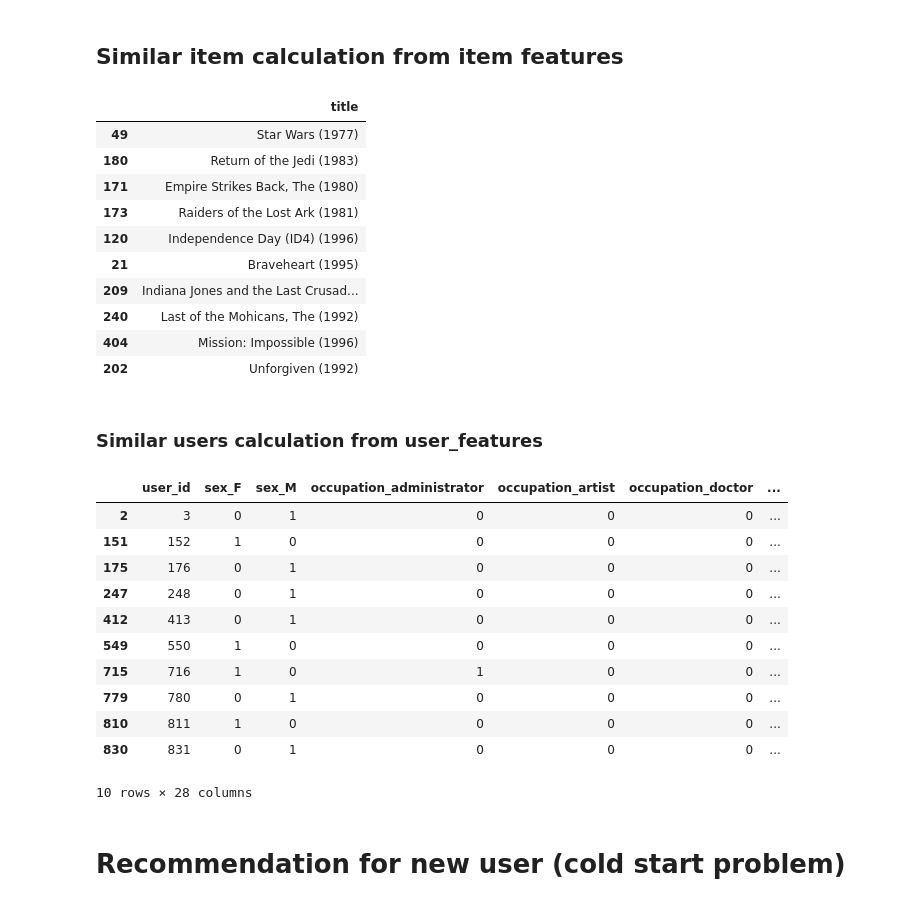
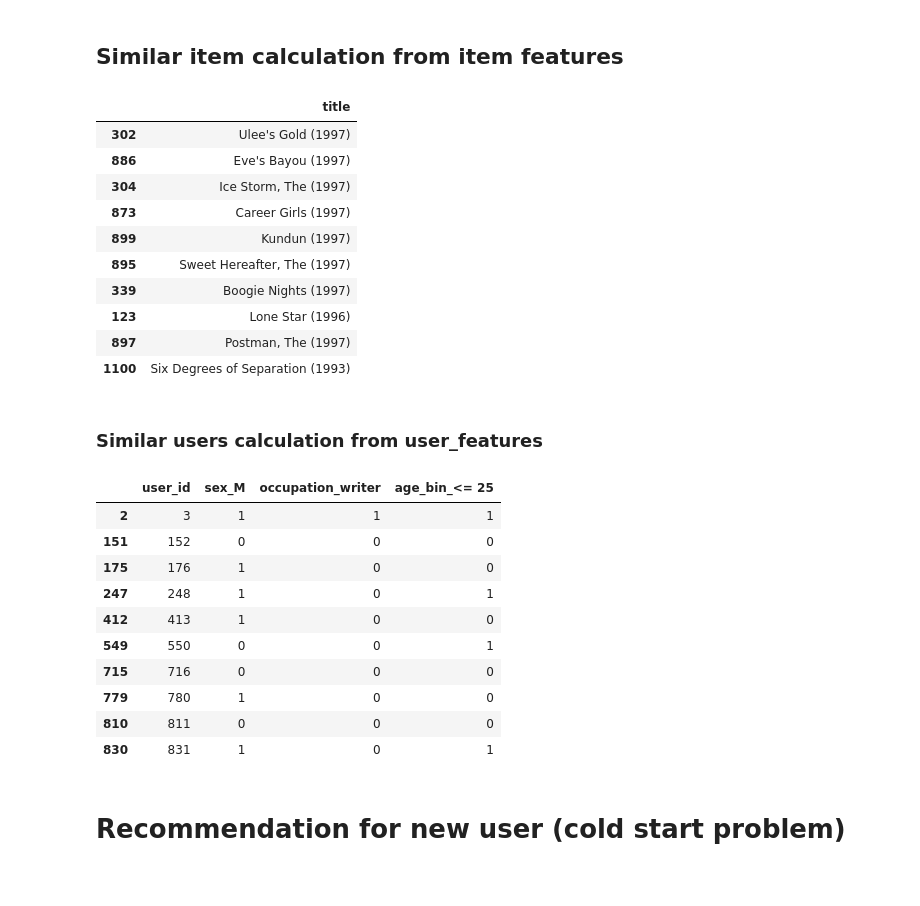
Before and after one commit to dsprabowo/lightfm, a Jupyter notebook: light_fm_pandas.ipynb, the cells around one changed output. Cells and saved outputs as stored; diff of their text form; code cells hidden in the pictures.

```diff
--- a/light_fm_pandas.ipynb
+++ b/light_fm_pandas.ipynb
@@ -95,6 +102,8 @@ rating.head()
 | 2 | 22 | 377 | 1 | 878887116 |
 | 3 | 244 | 51 | 2 | 880606923 |
 | 4 | 166 | 346 | 1 | 886397596 |
+# %%
+rating['liked'] = np.where(rating['rating'] >=3,1,0)
 # %% [markdown]
 ### User Features Data Preparation
 # %%
@@ -172,7 +163,7 @@ loss = 'warp'
 epoch = 30
 num_thread = 4
 model = LightFM(no_components= n_components, loss=loss, random_state = 1616)
-model.fit(train,  user_features= user_features, item_features= item_features, epochs=epoch,num_threads = num_thread)
+model.fit(train,  user_features= user_features, item_features= item_features, epochs=epoch,num_threads = num_thread, sample_weight = train_w)
 # %% [output]
 <lightfm.lightfm.LightFM at 0x...>
 # %% [markdown]
@@ -269,21 +266,21 @@ def similar_items(item_id, model, N=10, norm = True):
         similar = sorted(zip(best, scores[best] ), key=lambda x: -x[1])
     return similar
 # %%
-similar_item_list = similar_items(49, model)
+similar_item_list = similar_items(302, model)
 similar_idx = [x[0] for x in similar_item_list ]
 item.iloc[similar_idx][['title']]
 # %% [output]
 |  | title |
-| 49 | Star Wars (1977) |
-| 180 | Return of the Jedi (1983) |
-| 171 | Empire Strikes Back, The (1980) |
-| 173 | Raiders of the Lost Ark (1981) |
-| 120 | Independence Day (ID4) (1996) |
-| 21 | Braveheart (1995) |
-| 209 | Indiana Jones and the Last Crusad... |
-| 240 | Last of the Mohicans, The (1992) |
-| 404 | Mission: Impossible (1996) |
-| 202 | Unforgiven (1992) |
+| 302 | Ulee's Gold (1997) |
+| 886 | Eve's Bayou (1997) |
+| 304 | Ice Storm, The (1997) |
+| 873 | Career Girls (1997) |
+| 899 | Kundun (1997) |
+| 895 | Sweet Hereafter, The (1997) |
+| 339 | Boogie Nights (1997) |
+| 123 | Lone Star (1996) |
+| 897 | Postman, The (1997) |
+| 1100 | Six Degrees of Separation (1993) |
 # %% [markdown]
 ### Similar users calculation from user_features
 # %%
@@ -307,20 +304,20 @@ def similar_users(user_id, model, N=10, norm = True):
 # %%
 similar_item_list = similar_users(3,model)
 similar_idx = [x[0] for x in similar_item_list]
-user[user['user_id'].isin(similar_idx)]
+cols = ['user_id', 'sex_M', 'occupation_writer', 'age_bin_<= 25']
+user[user['user_id'].isin(similar_idx)].loc[:,cols]
 # %% [output]
-|  | user_id | sex_F | sex_M | occupation_administrator | occupation_artist | occupation_doctor | ... |
-| 2 | 3 | 0 | 1 | 0 | 0 | 0 | ... |
-| 151 | 152 | 1 | 0 | 0 | 0 | 0 | ... |
-| 175 | 176 | 0 | 1 | 0 | 0 | 0 | ... |
-| 247 | 248 | 0 | 1 | 0 | 0 | 0 | ... |
-| 412 | 413 | 0 | 1 | 0 | 0 | 0 | ... |
-| 549 | 550 | 1 | 0 | 0 | 0 | 0 | ... |
-| 715 | 716 | 1 | 0 | 1 | 0 | 0 | ... |
-| 779 | 780 | 0 | 1 | 0 | 0 | 0 | ... |
-| 810 | 811 | 1 | 0 | 0 | 0 | 0 | ... |
-| 830 | 831 | 0 | 1 | 0 | 0 | 0 | ... |
+|  | user_id | sex_M | occupation_writer | age_bin_<= 25 |
+| 2 | 3 | 1 | 1 | 1 |
+| 151 | 152 | 0 | 0 | 0 |
+| 175 | 176 | 1 | 0 | 0 |
+| 247 | 248 | 1 | 0 | 1 |
+| 412 | 413 | 1 | 0 | 0 |
+| 549 | 550 | 0 | 0 | 1 |
+| 715 | 716 | 0 | 0 | 0 |
+| 779 | 780 | 1 | 0 | 0 |
+| 810 | 811 | 0 | 0 | 0 |
+| 830 | 831 | 1 | 0 | 1 |
-10 rows × 28 columns
 # %% [markdown]
 # Recommendation for new user (cold start problem)
 # %%
```
Also changed, not shown: parts of 12 cells of this notebook.
